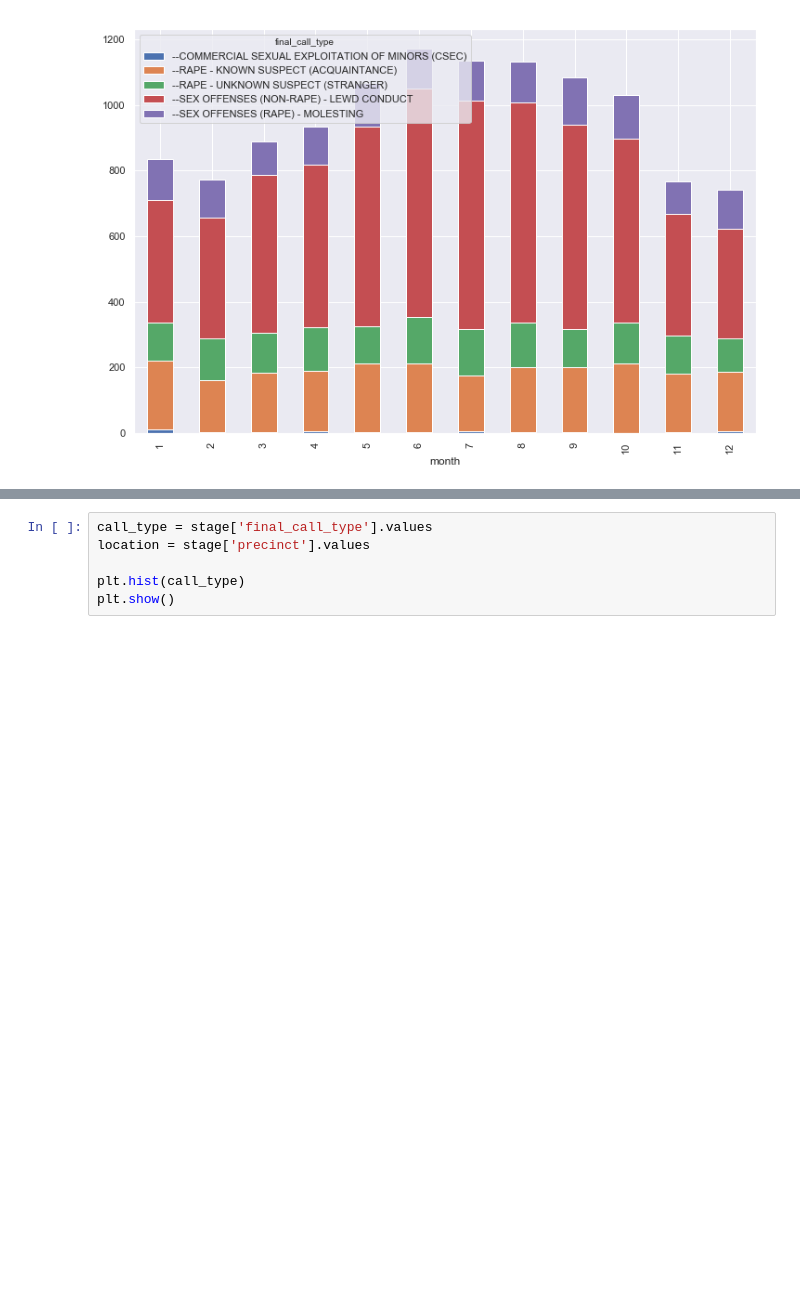
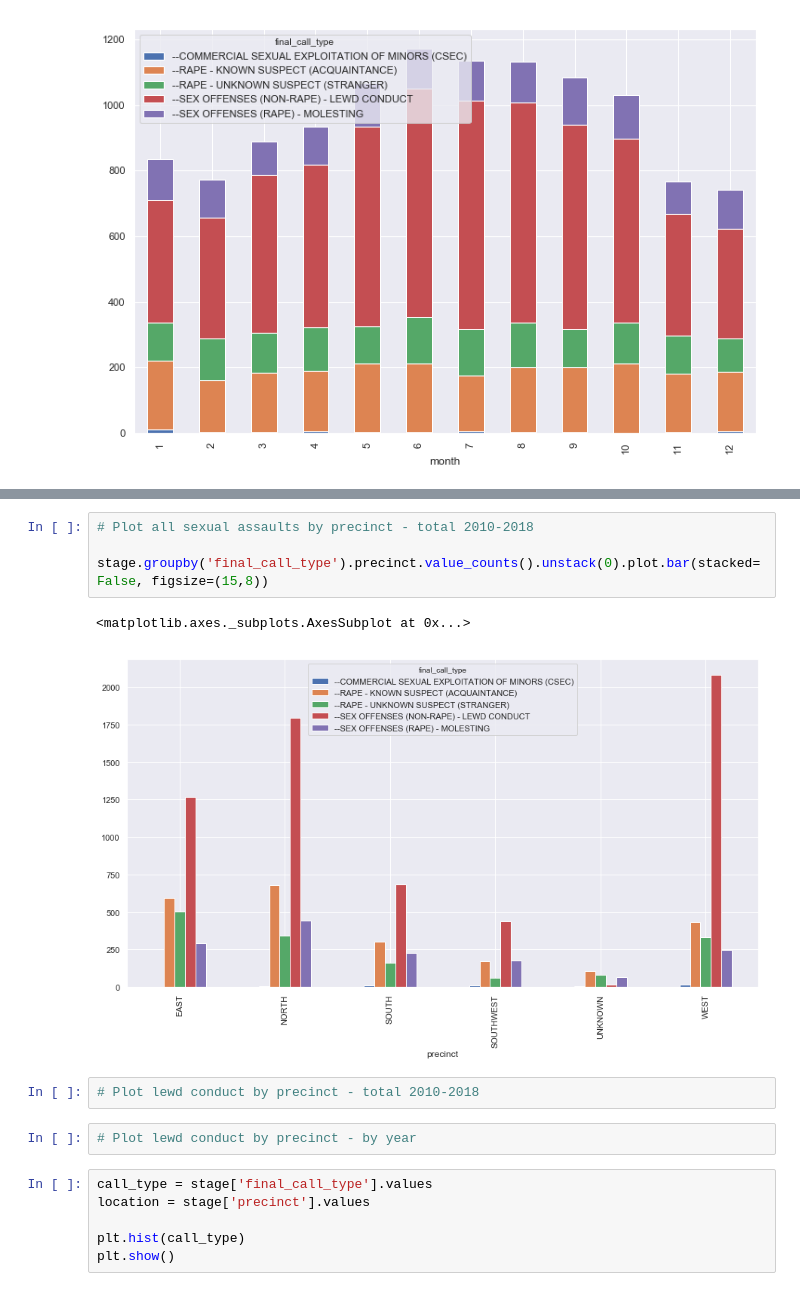
Before and after one commit to teacupwoozy/spd_notebook_archive, a Jupyter notebook: spd_notebook/2010-2018_sexcrimes_violentcrimes.ipynb, the cells around one changed output, grey strips where cells are left out. Saved outputs shown, nothing was run; the diff lists cells and outputs as text; blank space fills up the shorter version.

```diff
--- a/spd_notebook/2010-2018_sexcrimes_violentcrimes.ipynb
+++ b/spd_notebook/2010-2018_sexcrimes_violentcrimes.ipynb
@@ -601,3 +626,14 @@ stage.groupby('final_call_type').month.value_counts().unstack(0).plot.bar(stacke
+# %%
+# Plot all sexual assaults by precinct - total 2010-2018
+
+stage.groupby('final_call_type').precinct.value_counts().unstack(0).plot.bar(stacked=False, figsize=(15,8))
+# %% [output]
+<matplotlib.axes._subplots.AxesSubplot at 0x...>
+[figure, added]
+# %%
+# Plot lewd conduct by precinct - total 2010-2018
+# %%
+# Plot lewd conduct by precinct - by year
 # %%
 call_type = stage['final_call_type'].values
 location = stage['precinct'].values
```
Also changed, not shown: parts of 14 cells of this notebook.
